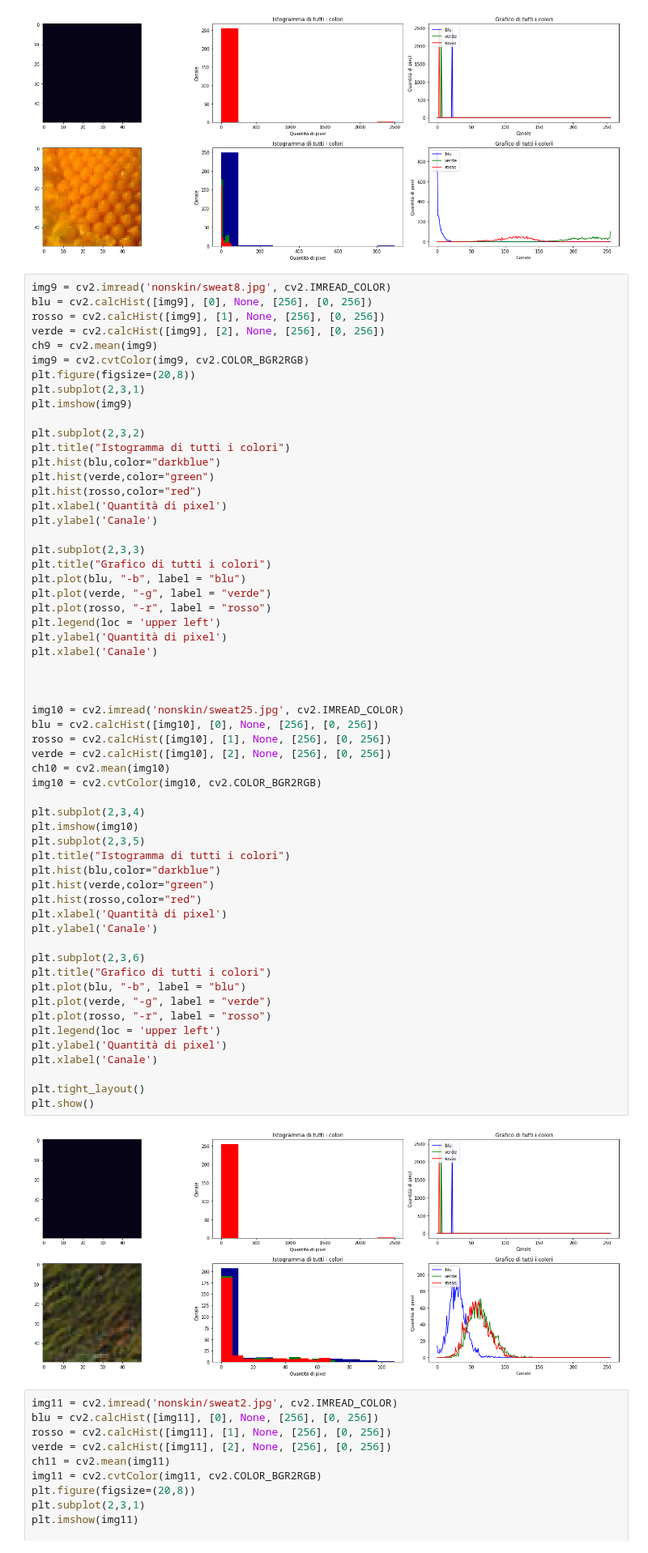
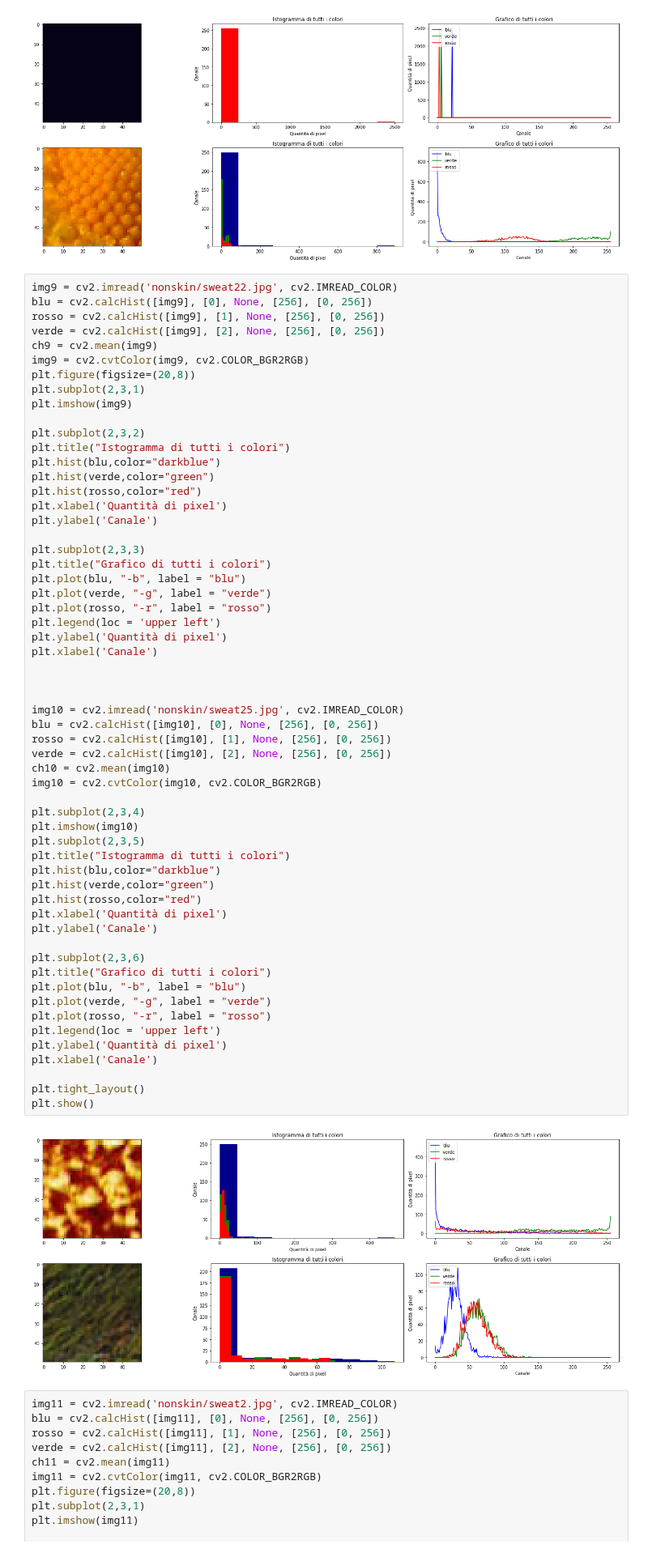
Before and after one commit to Wooler97/Skin-Detection, a Jupyter notebook: a.ipynb, the cells around one changed output. Shown at 81% size. Cells and saved outputs as stored; diff of their text form.

```diff
--- a/a.ipynb
+++ b/a.ipynb
@@ -245,7 +245,7 @@ plt.show()
 # %% [output]
 [figure]
 # %%
-img9 = cv2.imread('nonskin/sweat8.jpg', cv2.IMREAD_COLOR)
+img9 = cv2.imread('nonskin/sweat22.jpg', cv2.IMREAD_COLOR)
 blu = cv2.calcHist([img9], [0], None, [256], [0, 256])
 rosso = cv2.calcHist([img9], [1], None, [256], [0, 256])
 verde = cv2.calcHist([img9], [2], None, [256], [0, 256])
@@ -276,34 +276,34 @@ plt.xlabel('Canale')
 
 img10 = cv2.imread('nonskin/sweat25.jpg', cv2.IMREAD_COLOR)
 blu = cv2.calcHist([img10], [0], None, [256], [0, 256])
 rosso = cv2.calcHist([img10], [1], None, [256], [0, 256])
 verde = cv2.calcHist([img10], [2], None, [256], [0, 256])
 ch10 = cv2.mean(img10)
 img10 = cv2.cvtColor(img10, cv2.COLOR_BGR2RGB)
 
 plt.subplot(2,3,4)
 plt.imshow(img10)
 plt.subplot(2,3,5)
 plt.title("Istogramma di tutti i colori")
 plt.hist(blu,color="darkblue")
 plt.hist(verde,color="green")
 plt.hist(rosso,color="red")
 plt.xlabel('Quantità di pixel')
 plt.ylabel('Canale')
 
 plt.subplot(2,3,6)
 plt.title("Grafico di tutti i colori")
 plt.plot(blu, "-b", label = "blu")
 plt.plot(verde, "-g", label = "verde")
 plt.plot(rosso, "-r", label = "rosso")
 plt.legend(loc = 'upper left')
 plt.ylabel('Quantità di pixel')
 plt.xlabel('Canale')
 
 plt.tight_layout()
 plt.show()
 # %% [output]
-[figure, old version]
+[figure, new version]
 # %%
 img11 = cv2.imread('nonskin/sweat2.jpg', cv2.IMREAD_COLOR)
 blu = cv2.calcHist([img11], [0], None, [256], [0, 256])
```
Also changed, not shown: parts of 3 cells of this notebook.
